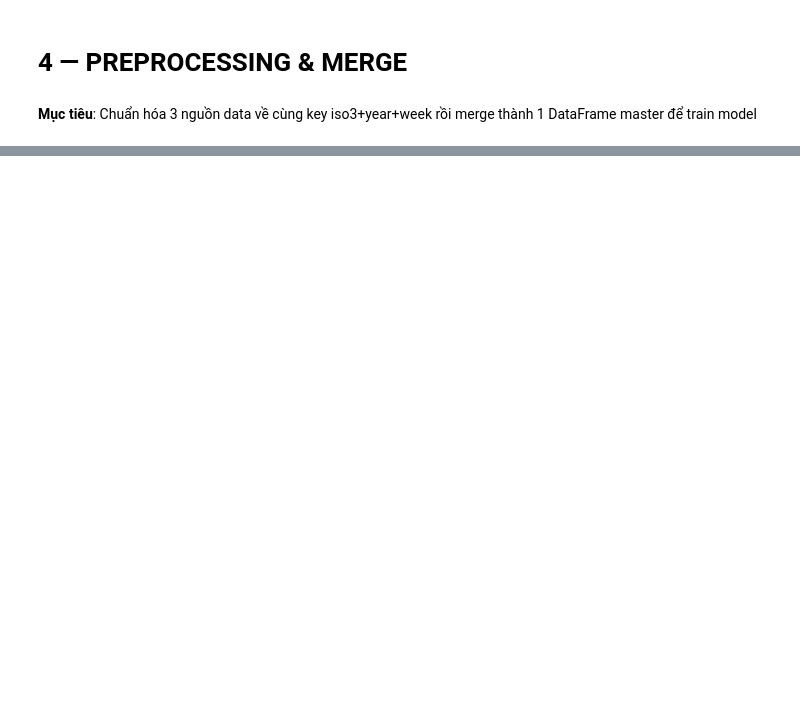
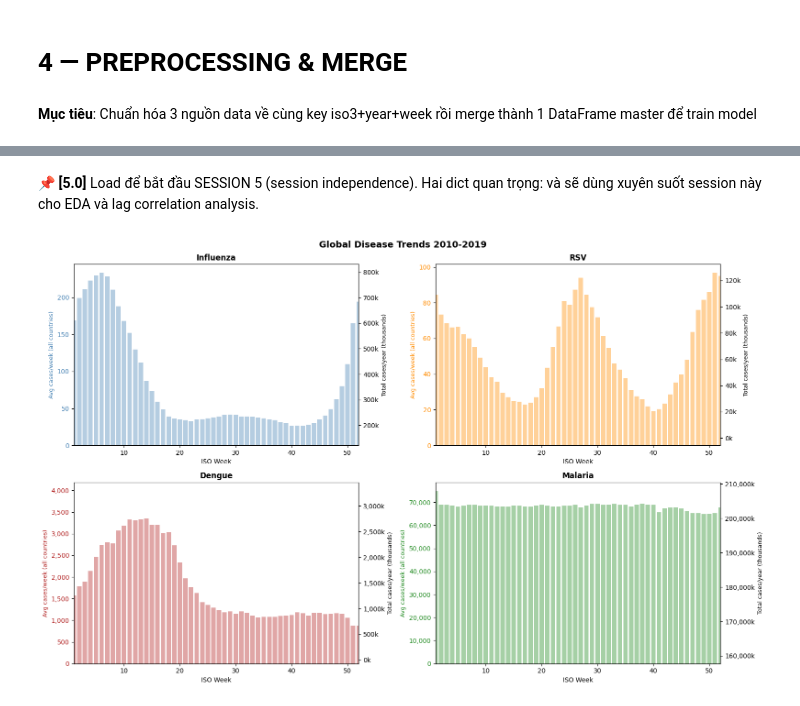
Before and after one commit to huuluan186/tn-da22tta-110122016-phamhuuluan-epiweather, a Jupyter notebook: KLTN_EpiWeather_ML.ipynb, the cells around one changed output, grey strips where cells are left out. Drawn from its saved outputs; the diff is of its cells as text; code cells hidden in the pictures; blank space fills up the shorter version.

```diff
--- a/KLTN_EpiWeather_ML.ipynb
+++ b/KLTN_EpiWeather_ML.ipynb
@@ -1086,3 +1133,10 @@ df_era5=pd.read_csv('/content/drive/MyDrive/KLTN_EpiWeather_Dataset/processed/er
+# %%
+import sys
+sys.path.insert(0, '.')
+from scripts.config import ERA5_FILE
+
+df_era5 = pd.read_csv(ERA5_FILE)
+print(f'✅ ERA5 loaded: {df_era5.shape}')
 # %%
 check_df(df_era5)
 # %% [output]
@@ -1268,0 +1646,12 @@ FileNotFoundError: [Errno 2] No such file or directory: '/content/drive/MyDrive/
+# %%
+# [4.4] ERA5 → chuan hoa column names ve merge key chung
+era5 = pd.read_csv(ERA5_FILE)
+
+# ERA5 da dung lowercase iso_year, iso_week → khop san
+# Filter 2010-2019 (loai 2009/2020 phat sinh tu ISO week boundary)
+era5 = era5[era5['iso_year'].between(2010, 2019)].copy()
+
+print(f'ERA5 : {era5.shape}')
+print(f'  Countries : {era5["iso3"].nunique()}')
+print(f'  Years     : {sorted(era5["iso_year"].unique())}')
+print(f'  Columns   : {list(era5.columns)}')
@@ -1268,0 +1840,58 @@ FileNotFoundError: [Errno 2] No such file or directory: '/content/drive/MyDrive/
+# %% [markdown]
+📌 **[5.0]** Load  để bắt đầu SESSION 5 (session independence). Hai dict quan trọng:  và  sẽ dùng xuyên suốt session này cho EDA và lag correlation analysis.
+# %%
+# [5.1] Temporal trends — global weekly cases theo năm và theo tuần
+import matplotlib.pyplot as plt
+import matplotlib.ticker as mticker
+import warnings
+warnings.filterwarnings('ignore')
+
+fig, axes = plt.subplots(2, 2, figsize=(16, 10))
+fig.suptitle('Global Disease Trends 2010-2019', fontsize=14, fontweight='bold')
+
+disease_cfg = [
+    ('inf_cases',     'Influenza',  'steelblue'),
+    ('rsv_cases',     'RSV',        'darkorange'),
+    ('dengue_total',  'Dengue',     'firebrick'),
+    ('malaria_cases', 'Malaria',    'forestgreen'),
+]
+
+for ax, (col, name, color) in zip(axes.flat, disease_cfg):
+    sub = master[master[col].notna() & (master[col] > 0)].copy()
+
+    # Xu huong theo nam
+    yearly = sub.groupby('iso_year')[col].sum()
+    ax2 = ax.twinx()
+
+    # Seasonality — global weekly sum
+    weekly = sub.groupby('iso_week')[col].mean()
+    ax.bar(weekly.index, weekly.values, color=color, alpha=0.4, label='Weekly avg')
+    ax.set_xlabel('ISO Week')
+    ax.set_ylabel('Avg cases/week (all countries)', color=color, fontsize=9)
+    ax.tick_params(axis='y', labelcolor=color)
+
+    ax2.plot(yearly.index, yearly.values / 1e3, 'k-o', markersize=4, label='Yearly total (k)')
+    ax2.set_ylabel('Total cases/year (thousands)', color='black', fontsize=9)
+
+    ax.set_title(f'{name}', fontweight='bold')
+    ax.set_xlim(1, 52)
+
+    # Format y-axis
+    ax.yaxis.set_major_formatter(mticker.FuncFormatter(lambda x,_: f'{x:,.0f}'))
+    ax2.yaxis.set_major_formatter(mticker.FuncFormatter(lambda x,_: f'{x:,.0f}k'))
+
+plt.tight_layout()
+plt.savefig('dataset/processed/fig_5_1_temporal_trends.png', dpi=120, bbox_inches='tight')
+plt.show()
+print('Saved: fig_5_1_temporal_trends.png')
+
+# In so lieu seasonality dinh
+print()
+print('=== Peak season (ISO week with highest avg cases) ===')
+for col, name, _ in disease_cfg:
+    sub = master[master[col].notna() & (master[col] > 0)]
+    peak_wk = sub.groupby('iso_week')[col].mean().idxmax()
+    trough_wk = sub.groupby('iso_week')[col].mean().idxmin()
+    print(f'{name:12s}: peak=week {peak_wk:2d}  trough=week {trough_wk:2d}')
+# %% [output]
+[figure, added]
```
Also changed, not shown: parts of 57 cells of this notebook, 3 other files.
